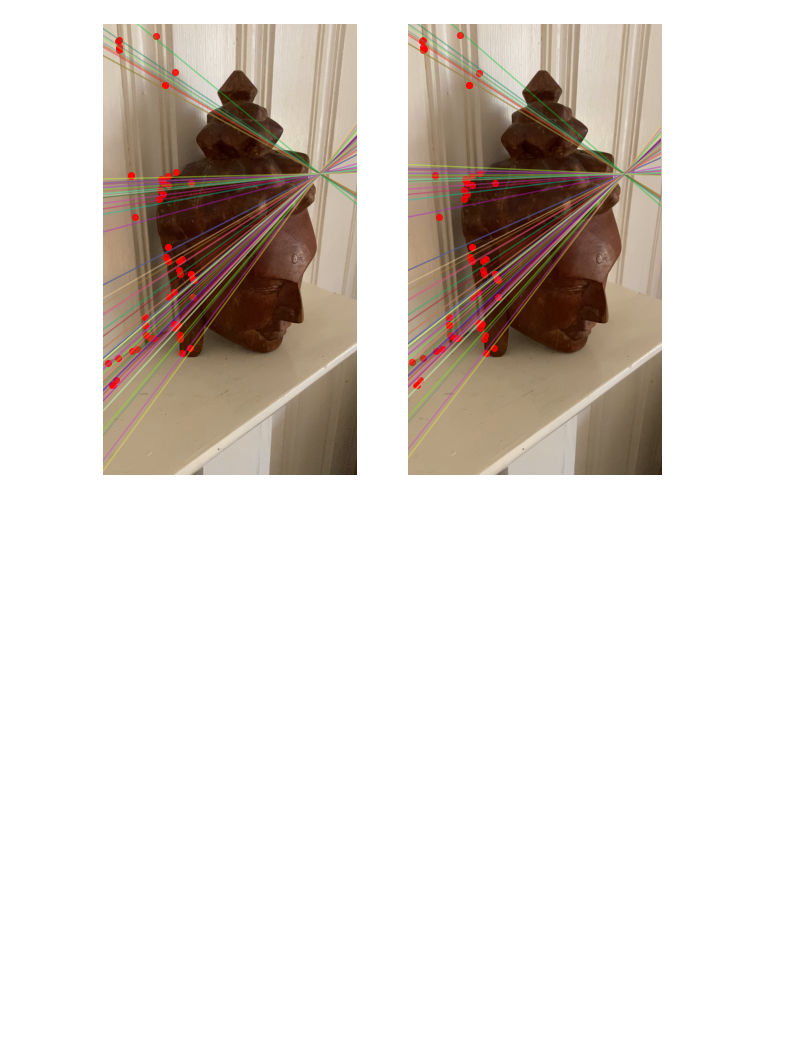
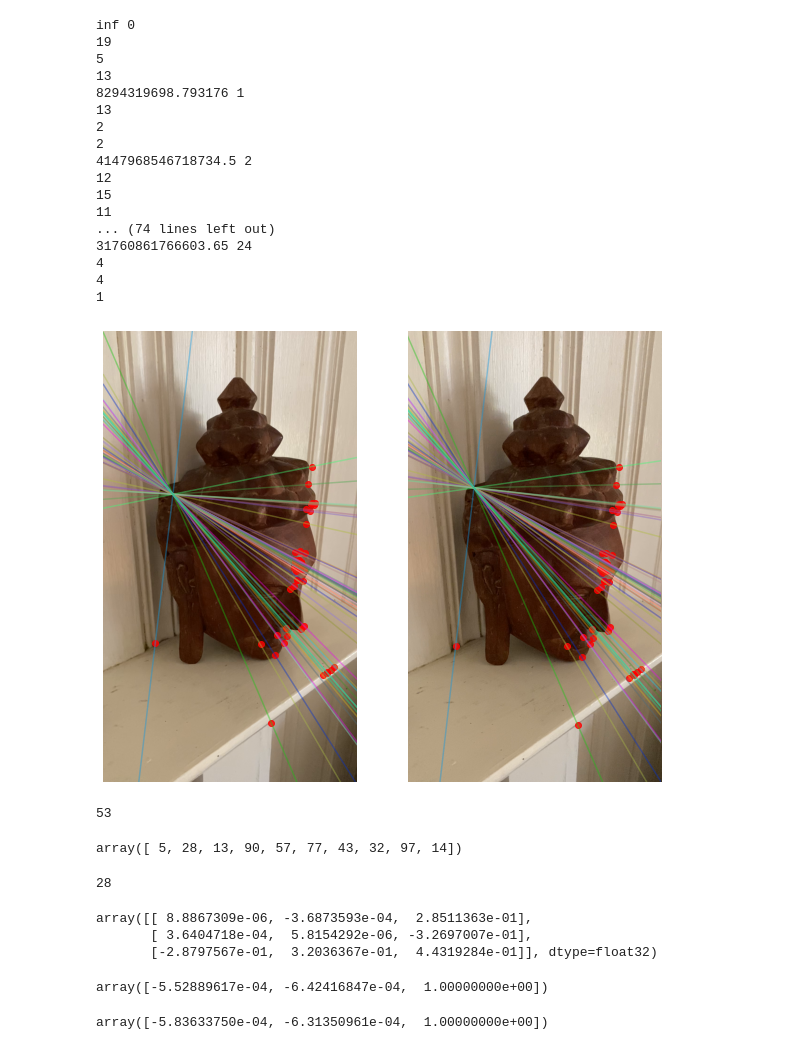
Before and after one commit to anway0904/autonomous_field_robotics, a Jupyter notebook: HW4_3D_reconstruction/HW4.ipynb, the cells around one changed output. Drawn from its saved outputs; the diff is of its cells as text; code cells hidden in the pictures; blank space fills up the shorter version.

```diff
--- a/HW4_3D_reconstruction/HW4.ipynb
+++ b/HW4_3D_reconstruction/HW4.ipynb
@@ -24,28 +25,77 @@ keypoints, descriptors = sift.detect_keypoints(imgs.gray, imgs.num_imgs, plot=Fa
 # %%
 %matplotlib inline
 
 cv_helper = CvHelper()
 cv_helper.set_intrinsic_matrix(fx=2000, fy=2000, cx=0, cy=0)
 
 matcher = Matcher(imgs=imgs.rgb, keypoints=keypoints, descriptors=descriptors)
 
-for idx in range(0, 1):
+for idx in range(1, 2):
     src_idx = idx
     dst_idx = idx + 1
 
     src_points, dst_points, good_matches = matcher.match_features(src_idx, dst_idx, plot = False)
 
-    F_, inlier_mask_F, src_inliers_F, dst_inliers_F = cv_helper.get_fundamental_mat(src_points, dst_points)
+    # F, inlier_mask_F, src_inliers_F, dst_inliers_F = cv_helper.get_fundamental_mat(src_points, dst_points)
     # F, inlier_mask_F, src_inliers_F, dst_inliers_F = cv_helper.get_fundamental_mat(imgs.shape, src_points, dst_points)
-    F = FundamentalMat.seven_point_algorithm(src_points,
-                                     dst_points)
+    F, inlier_mask_F, src_inliers_F, dst_inliers_F = FundamentalMat.seven_point_algorithm(src_points, dst_points)
+
     cv_helper.draw_epipolar_lines(src_inliers_F, dst_inliers_F, F, imgs.rgb[src_idx], imgs.rgb[dst_idx], max_lines = 60)
-
+    print(np.count_nonzero(inlier_mask_F))
     E = cv_helper.get_essential_mat(F)
 
     P, src_inliers_P, dst_inliers_P = cv_helper.get_projection_matrix(E, src_inliers_F, dst_inliers_F)
 
     cv_helper.update_cv_container(src_idx, dst_idx, F, E, P)
     cv_helper.update_pt_container(src_idx, dst_idx, src_inliers_F, dst_inliers_F)
 # %% [output]
+inf 0
+19
+5
+13
+8294319698.793176 1
+13
+2
+2
+4147968546718734.5 2
+12
+15
+11
+... (74 lines left out)
+31760861766603.65 24
+4
+4
+1
-[figure, old version]
+[figure, new version]
+53
+# %%
+np.random.randint(0, 100, 10, r)
+# %% [output]
+array([ 5, 28, 13, 90, 57, 77, 43, 32, 97, 14])
+# %%
+src_idx = 5
+dst_idx = 6
+src_points, dst_points, good_matches = matcher.match_features(src_idx, dst_idx, plot = False)
+
+_, inlier_mask_F, _, _ = FundamentalMat.seven_point_algorithm(src_points, dst_points)
+print(np.count_nonzero(inlier_mask_F))
+# %% [output]
+28
+# %%
+src = cv_helper.pt_container[(0,1)]["src"]
+dst = cv_helper.pt_container[(0,1)]["dst"]
+# %% [output]
+array([[ 8.8867309e-06, -3.6873593e-04,  2.8511363e-01],
+       [ 3.6404718e-04,  5.8154292e-06, -3.2697007e-01],
+       [-2.8797567e-01,  3.2036367e-01,  4.4319284e-01]], dtype=float32)
+# %%
+P = F.T @ np.append(dst[1], 1)
+P / P[-1]
+# %% [output]
+array([-5.52889617e-04, -6.42416847e-04,  1.00000000e+00])
+# %%
+P = F @ np.append(src[1], 1)
+P /= P[-1]
+P
+# %% [output]
+array([-5.83633750e-04, -6.31350961e-04,  1.00000000e+00])
```
Also changed, not shown: parts of 8 cells of this notebook, 2 other files.
